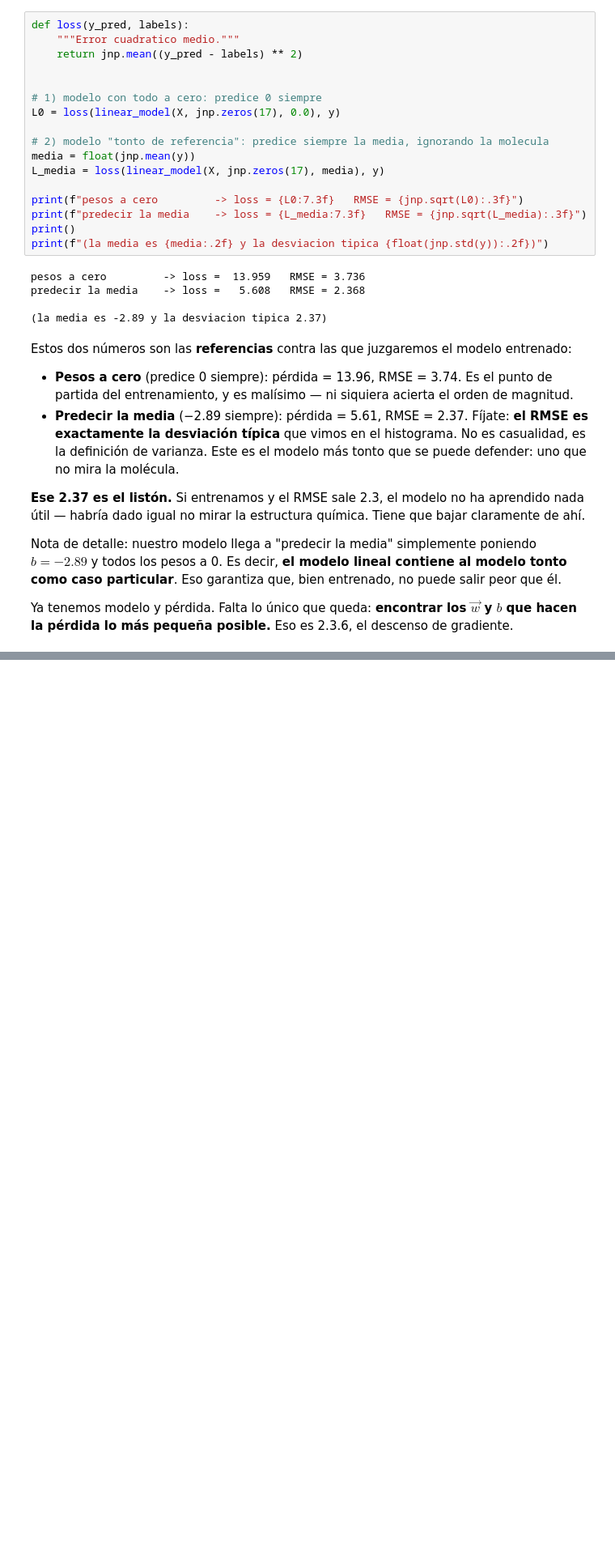
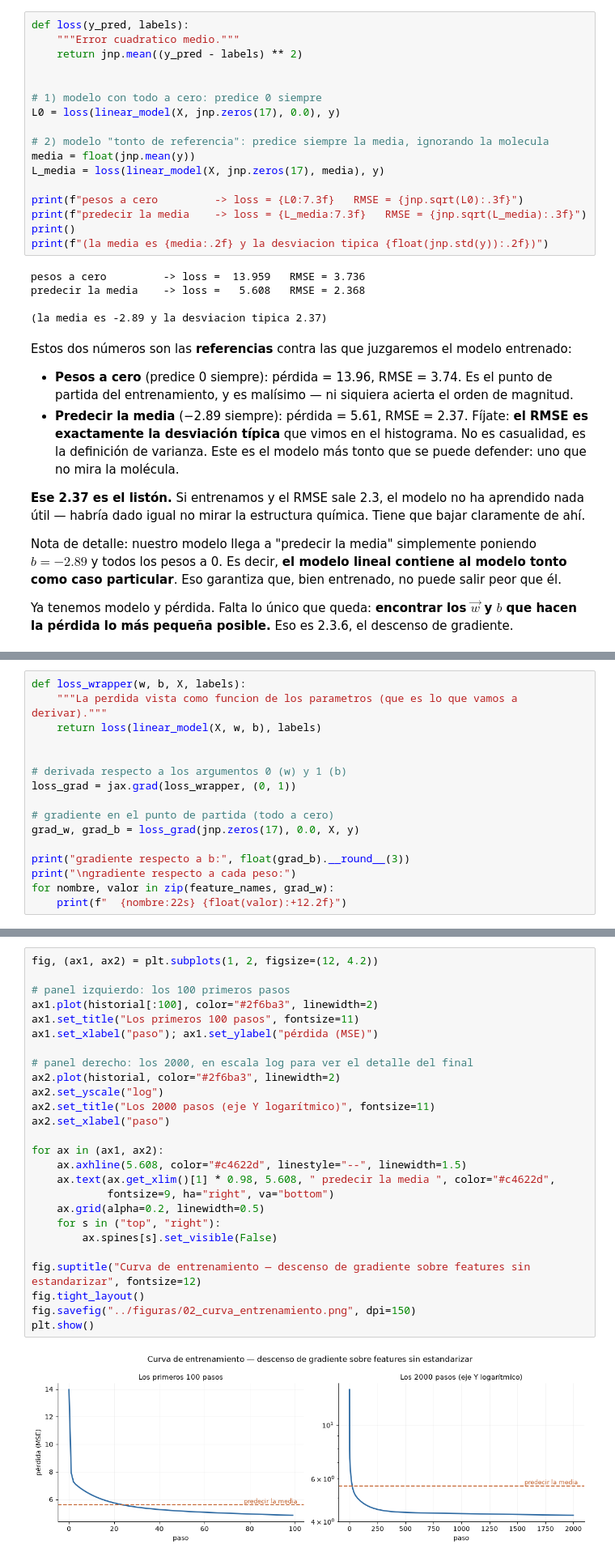
Before and after one commit to alexhrehoret/dmol-study-notes, a Jupyter notebook: notebooks/02_introduccion.ipynb, the cells around one changed output, grey strips where cells are left out. Shown at 81% size. Cells and saved outputs as stored; diff of their text form; blank space fills up the shorter version.

```diff
--- a/notebooks/02_introduccion.ipynb
+++ b/notebooks/02_introduccion.ipynb
@@ -682,0 +755,16 @@ pérdida lo más pequeña posible.** Eso es 2.3.6, el descenso de gradiente.
+# %%
+def loss_wrapper(w, b, X, labels):
+    """La perdida vista como funcion de los parametros (que es lo que vamos a derivar)."""
+    return loss(linear_model(X, w, b), labels)
+
+
+# derivada respecto a los argumentos 0 (w) y 1 (b)
+loss_grad = jax.grad(loss_wrapper, (0, 1))
+
+# gradiente en el punto de partida (todo a cero)
+grad_w, grad_b = loss_grad(jnp.zeros(17), 0.0, X, y)
+
+print("gradiente respecto a b:", float(grad_b).__round__(3))
+print("\ngradiente respecto a cada peso:")
+for nombre, valor in zip(feature_names, grad_w):
+    print(f"  {nombre:22s} {float(valor):+12.2f}")
@@ -682,0 +883,28 @@ pérdida lo más pequeña posible.** Eso es 2.3.6, el descenso de gradiente.
+# %%
+fig, (ax1, ax2) = plt.subplots(1, 2, figsize=(12, 4.2))
+
+# panel izquierdo: los 100 primeros pasos
+ax1.plot(historial[:100], color="#2f6ba3", linewidth=2)
+ax1.set_title("Los primeros 100 pasos", fontsize=11)
+ax1.set_xlabel("paso"); ax1.set_ylabel("pérdida (MSE)")
+
+# panel derecho: los 2000, en escala log para ver el detalle del final
+ax2.plot(historial, color="#2f6ba3", linewidth=2)
+ax2.set_yscale("log")
+ax2.set_title("Los 2000 pasos (eje Y logarítmico)", fontsize=11)
+ax2.set_xlabel("paso")
+
+for ax in (ax1, ax2):
+    ax.axhline(5.608, color="#c4622d", linestyle="--", linewidth=1.5)
+    ax.text(ax.get_xlim()[1] * 0.98, 5.608, " predecir la media ", color="#c4622d",
+            fontsize=9, ha="right", va="bottom")
+    ax.grid(alpha=0.2, linewidth=0.5)
+    for s in ("top", "right"):
+        ax.spines[s].set_visible(False)
+
+fig.suptitle("Curva de entrenamiento — descenso de gradiente sobre features sin estandarizar", fontsize=12)
+fig.tight_layout()
+fig.savefig("../figuras/02_curva_entrenamiento.png", dpi=150)
+plt.show()
+# %% [output]
+[figure, added]
```
Also changed, not shown: parts of 12 cells of this notebook, 1 other file.
